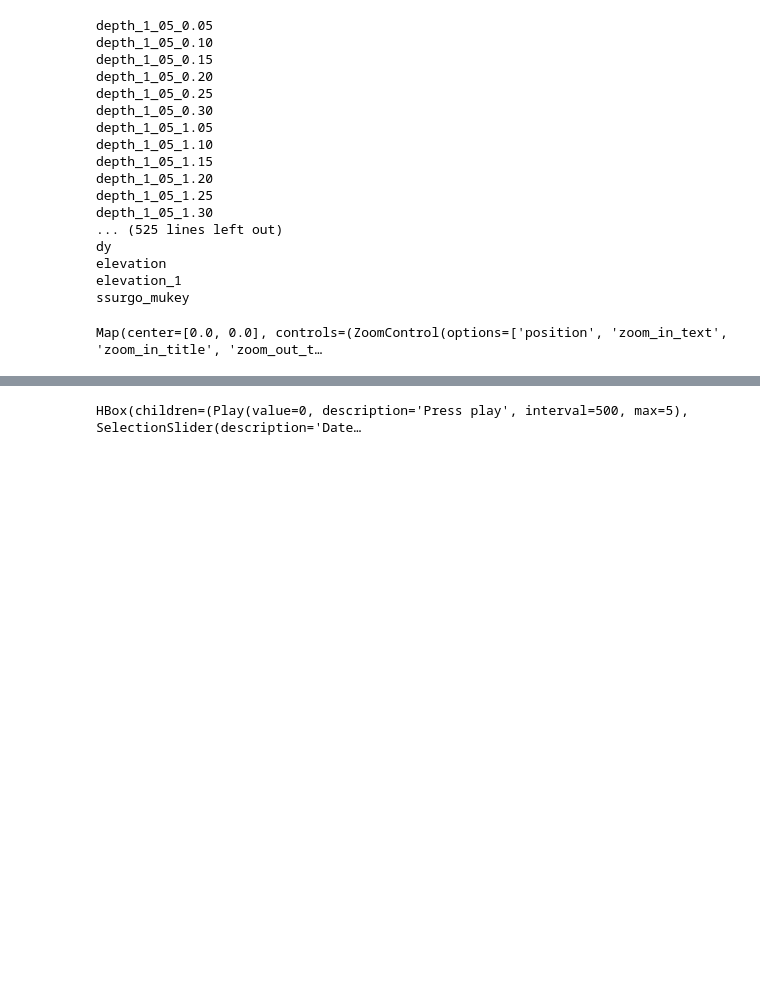
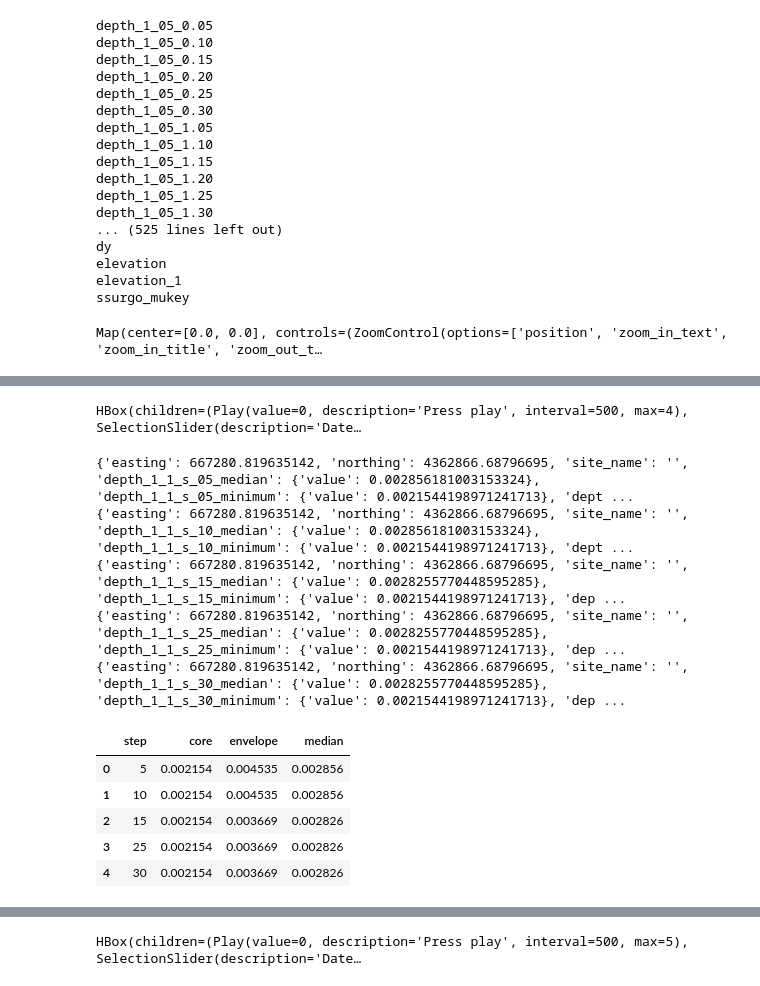
Before and after one commit to ncsu-geoforall-lab/NRCS_SIMWE, a Jupyter notebook: notebooks/interactive.ipynb, the cells around one changed output, grey strips where cells are left out. Drawn from its saved outputs; the diff is of its cells as text; code cells hidden in the pictures; blank space fills up the shorter version.

```diff
--- a/notebooks/interactive.ipynb
+++ b/notebooks/interactive.ipynb
@@ -84,0 +152,40 @@ Map(center=[0.0, 0.0], controls=(ZoomControl(options=['position', 'zoom_in_text'
+# %%
+ts_map = gj.TimeSeriesMap()
+# ts_map.add_raster("relief")
+ts_map.add_raster_series(f"depth_1_1_s_{method}")
+ts_map.d_legend()
+ts_map.show()
+# %% [output]
+HBox(children=(Play(value=0, description='Press play', interval=500, max=4), SelectionSlider(description='Date…
+# %%
+def sample_random_points(n, time_steps):
+    tmp_data = []
+    gs.run_command("v.random", output="random_points", npoints=n, seed=8)
+    for step in time_steps:
+        json_output = gs.parse_command("r.what", points="random_points", map=f"depth_1_1_s_{step}_median,depth_1_1_s_{step}_minimum,depth_1_1_s_{step}_maximum", format="json")
+        print(json_output[0])
+        new_json = {
+            "step": int(step),
+            "core": json_output[0][f"depth_1_1_s_{step}_minimum"]["value"],
+            "envelope": json_output[0][f"depth_1_1_s_{step}_maximum"]["value"],
+            "median": json_output[0][f"depth_1_1_s_{step}_median"]["value"]
+        }
+        tmp_data.append(new_json)
+
+    df = pd.DataFrame(tmp_data)
+    return df
+
+df_samples = sample_random_points(1, time_steps)
+df_samples.head(10)
+# %% [output]
+{'easting': 667280.819635142, 'northing': 4362866.68796695, 'site_name': '', 'depth_1_1_s_05_median': {'value': 0.002856181003153324}, 'depth_1_1_s_05_minimum': {'value': 0.0021544198971241713}, 'dept ...
+{'easting': 667280.819635142, 'northing': 4362866.68796695, 'site_name': '', 'depth_1_1_s_10_median': {'value': 0.002856181003153324}, 'depth_1_1_s_10_minimum': {'value': 0.0021544198971241713}, 'dept ...
+{'easting': 667280.819635142, 'northing': 4362866.68796695, 'site_name': '', 'depth_1_1_s_15_median': {'value': 0.0028255770448595285}, 'depth_1_1_s_15_minimum': {'value': 0.0021544198971241713}, 'dep ...
+{'easting': 667280.819635142, 'northing': 4362866.68796695, 'site_name': '', 'depth_1_1_s_25_median': {'value': 0.0028255770448595285}, 'depth_1_1_s_25_minimum': {'value': 0.0021544198971241713}, 'dep ...
+{'easting': 667280.819635142, 'northing': 4362866.68796695, 'site_name': '', 'depth_1_1_s_30_median': {'value': 0.0028255770448595285}, 'depth_1_1_s_30_minimum': {'value': 0.0021544198971241713}, 'dep ...
+|  | step | core | envelope | median |
+| 0 | 5 | 0.002154 | 0.004535 | 0.002856 |
+| 1 | 10 | 0.002154 | 0.004535 | 0.002856 |
+| 2 | 15 | 0.002154 | 0.003669 | 0.002826 |
+| 3 | 25 | 0.002154 | 0.003669 | 0.002826 |
+| 4 | 30 | 0.002154 | 0.003669 | 0.002826 |
```
Also changed, not shown: parts of 5 cells of this notebook, 41 other files.
